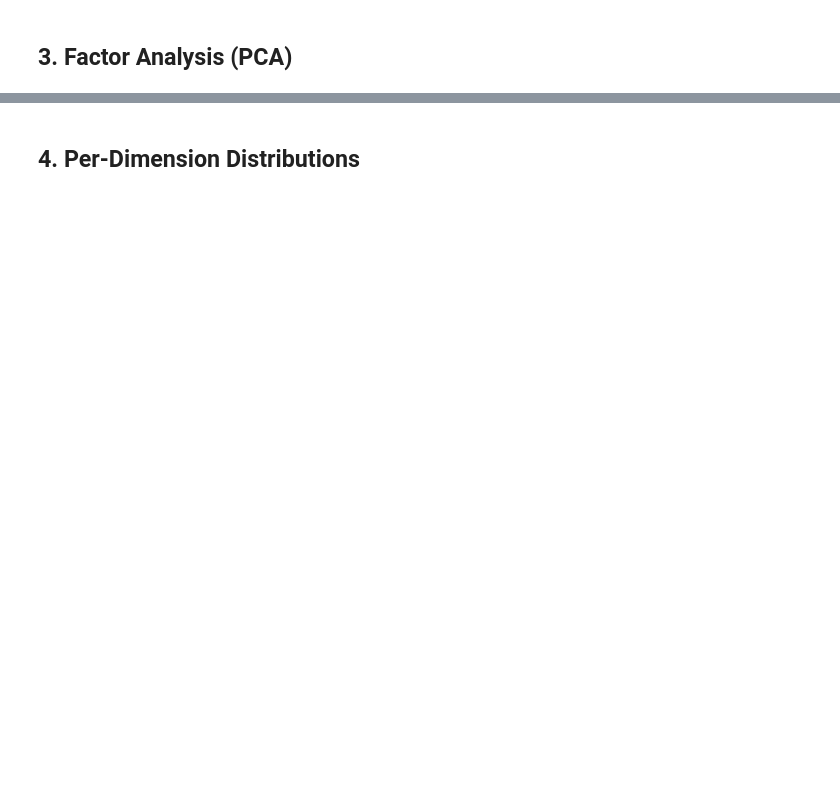
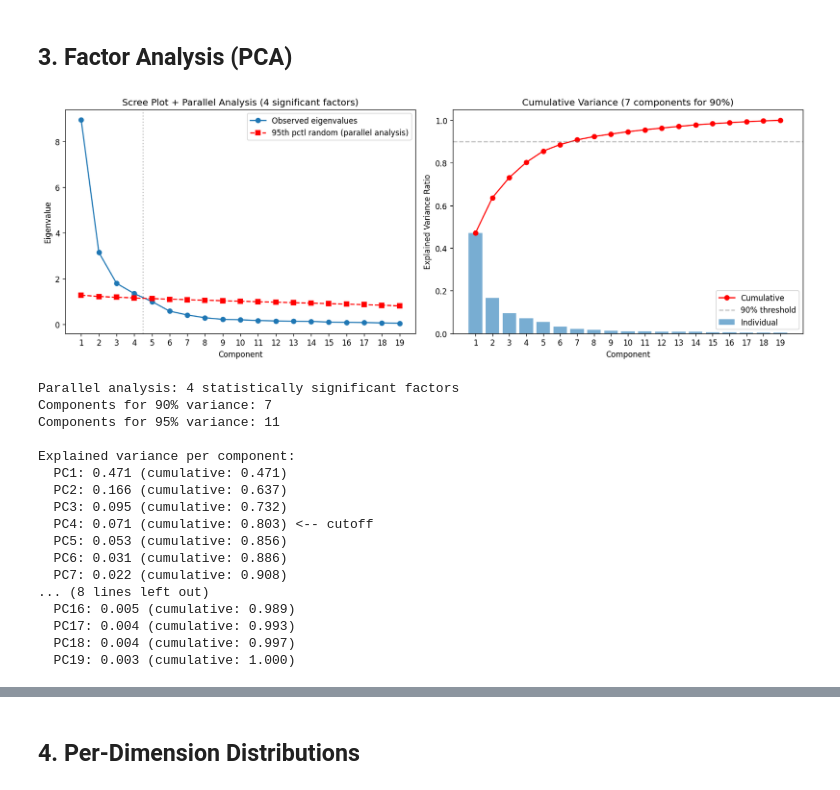
Before and after one commit to Jai-Dhiman/crescendAI, a Jupyter notebook: model/notebooks/model_improvement/00_percepiano_data_audit.ipynb, the cells around one changed output, grey strips where cells are left out. Saved outputs shown, nothing was run; the diff lists cells and outputs as text; code cells hidden in the pictures; blank space fills up the shorter version.

Commit message:
update to data audit and midi graph creations

```diff
--- a/model/notebooks/model_improvement/00_percepiano_data_audit.ipynb
+++ b/model/notebooks/model_improvement/00_percepiano_data_audit.ipynb
@@ -47,26 +47,18 @@ print(f'{N_DIMS} dimensions: {DIM_NAMES}')
 # %% [output]
 19 dimensions: ['timing', 'articulation_length', 'articulation_touch', 'pedal_amount', 'pedal_clarity', 'timbre_variety', 'timbre_depth', 'timbre_brightness', 'timbre_loudness', 'dynamic_range', 'temp ...
 # %%
-# Load PercePiano labels and embeddings
+# Load PercePiano labels
 with open(CACHE_DIR / 'labels.json') as f:
     raw_labels = json.load(f)
 
 with open(CACHE_DIR / 'folds.json') as f:
     folds = json.load(f)
 
-embeddings = torch.load(CACHE_DIR / 'muq_embeddings.pt', map_location='cpu', weights_only=True)
+# Build label array (all 1,202 segments)
+all_keys = sorted(raw_labels.keys())
+Y = np.array([raw_labels[k][:19] for k in all_keys])  # [N, 19]
+Y_std = StandardScaler().fit_transform(Y)
 
-# Build aligned arrays
-keys = sorted(set(raw_labels.keys()) & set(embeddings.keys()))
-Y = np.array([raw_labels[k][:19] for k in keys])  # [N, 19]
-
-# Stats-pool MuQ embeddings: mean + std -> [2048]
-X_muq = np.stack([
-    torch.cat([embeddings[k].mean(dim=0), embeddings[k].std(dim=0)]).numpy()
-    for k in keys
-])
-
-print(f'Samples: {len(keys)}')
+print(f'Samples: {len(all_keys)}')
 print(f'Labels shape: {Y.shape}')
-print(f'MuQ features shape: {X_muq.shape}')
 # %% [output]
@@ -148,7 +185,7 @@ n_simulations = 1000
 rng = np.random.default_rng(42)
 random_eigenvalues = np.zeros((n_simulations, N_DIMS))
 for i in range(n_simulations):
-    random_data = rng.standard_normal((len(keys), N_DIMS))
+    random_data = rng.standard_normal((len(all_keys), N_DIMS))
     random_pca = PCA(n_components=N_DIMS)
     random_pca.fit(random_data)
     random_eigenvalues[i] = random_pca.explained_variance_
@@ -164,33 +201,52 @@ components = np.arange(1, N_DIMS + 1)
 axes[0].plot(components, pca.explained_variance_, 'o-', label='Observed eigenvalues')
 axes[0].plot(components, threshold_eigenvalues, 's--', color='red', label='95th pctl random (parallel analysis)')
 axes[0].axvline(n_significant + 0.5, color='gray', linestyle=':', alpha=0.5)
 axes[0].set_xlabel('Component')
 axes[0].set_ylabel('Eigenvalue')
 axes[0].set_title(f'Scree Plot + Parallel Analysis ({n_significant} significant factors)')
 axes[0].legend()
 axes[0].set_xticks(components)
 
 # Cumulative variance
 axes[1].bar(components, explained, alpha=0.6, label='Individual')
 axes[1].plot(components, cumulative, 'o-', color='red', label='Cumulative')
 axes[1].axhline(0.90, color='gray', linestyle='--', alpha=0.5, label='90% threshold')
 n_90 = np.searchsorted(cumulative, 0.90) + 1
 axes[1].set_xlabel('Component')
 axes[1].set_ylabel('Explained Variance Ratio')
 axes[1].set_title(f'Cumulative Variance ({n_90} components for 90%)')
 axes[1].legend()
 axes[1].set_xticks(components)
 
 plt.tight_layout()
 plt.show()
 
 print(f'Parallel analysis: {n_significant} statistically significant factors')
 print(f'Components for 90% variance: {n_90}')
 print(f'Components for 95% variance: {np.searchsorted(cumulative, 0.95) + 1}')
 print(f'\nExplained variance per component:')
 for i, (e, c) in enumerate(zip(explained, cumulative)):
     marker = ' <-- cutoff' if i + 1 == n_significant else ''
     print(f'  PC{i+1}: {e:.3f} (cumulative: {c:.3f}){marker}')
+# %% [output]
+[figure, added]
+Parallel analysis: 4 statistically significant factors
+Components for 90% variance: 7
+Components for 95% variance: 11
+
+Explained variance per component:
+  PC1: 0.471 (cumulative: 0.471)
+  PC2: 0.166 (cumulative: 0.637)
+  PC3: 0.095 (cumulative: 0.732)
+  PC4: 0.071 (cumulative: 0.803) <-- cutoff
+  PC5: 0.053 (cumulative: 0.856)
+  PC6: 0.031 (cumulative: 0.886)
+  PC7: 0.022 (cumulative: 0.908)
+... (8 lines left out)
+  PC16: 0.005 (cumulative: 0.989)
+  PC17: 0.004 (cumulative: 0.993)
+  PC18: 0.004 (cumulative: 0.997)
+  PC19: 0.003 (cumulative: 1.000)
 # %%
 # Factor loadings heatmap (only significant components)
 loadings = pca.components_[:n_significant].T  # [19, n_significant]
```
Also changed, not shown: parts of 17 cells of this notebook, 4 other files.
